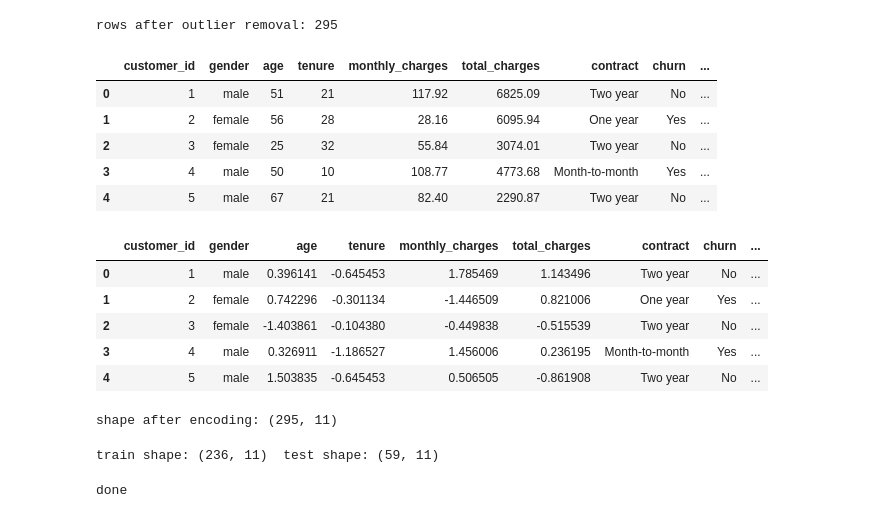
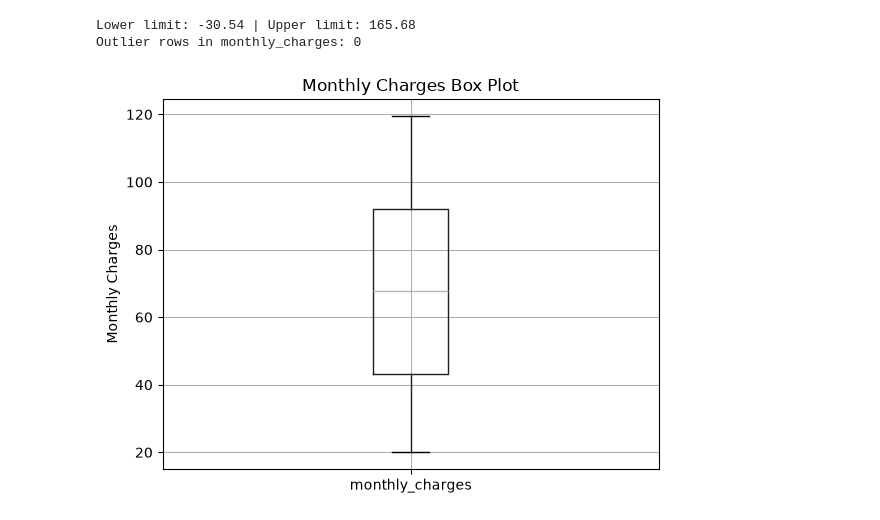
Before and after one commit to DipanshuAmbilkar03/telab, a Jupyter notebook: B.E./DMV/ex3/Exp3_Data_Cleaning_Churn.ipynb, the cells around one changed output. Cells and saved outputs as stored; diff of their text form; code cells hidden in the pictures.

Commit message:
Redo DMV Exp3 as per lab manual: churn data cleaning and preparation, cleaned CSV dumped

```diff
--- a/B.E./DMV/ex3/Exp3_Data_Cleaning_Churn.ipynb
+++ b/B.E./DMV/ex3/Exp3_Data_Cleaning_Churn.ipynb
@@ -77,45 +104,21 @@ gender values now: ['male', 'female']
 # %%
+# Step 6: Check outliers in monthly_charges using the IQR method
 q1 = df["monthly_charges"].quantile(0.25)
 q3 = df["monthly_charges"].quantile(0.75)
 iqr = q3 - q1
-df = df[(df["monthly_charges"] >= q1 - 1.5 * iqr) & (df["monthly_charges"] <= q3 + 1.5 * iqr)]
-print("rows after outlier removal:", len(df))
+lower = q1 - 1.5 * iqr
+upper = q3 + 1.5 * iqr
+outliers = df[(df["monthly_charges"] < lower) | (df["monthly_charges"] > upper)]
+print("Lower limit:", round(lower, 2), "| Upper limit:", round(upper, 2))
+print("Outlier rows in monthly_charges:", len(outliers))
 # %% [output]
-rows after outlier removal: 295
+Lower limit: -30.54 | Upper limit: 165.68
+Outlier rows in monthly_charges: 0
-# %%
-df["avg_monthly"] = df["total_charges"] / df["tenure"]
-df["is_senior"] = (df["age"] >= 60).astype(int)
-df.head()
-# %% [output]
-|  | customer_id | gender | age | tenure | monthly_charges | total_charges | contract | churn | ... |
-| 0 | 1 | male | 51 | 21 | 117.92 | 6825.09 | Two year | No | ... |
-| 1 | 2 | female | 56 | 28 | 28.16 | 6095.94 | One year | Yes | ... |
-| 2 | 3 | female | 25 | 32 | 55.84 | 3074.01 | Two year | No | ... |
-| 3 | 4 | male | 50 | 10 | 108.77 | 4773.68 | Month-to-month | Yes | ... |
-| 4 | 5 | male | 67 | 21 | 82.40 | 2290.87 | Two year | No | ... |
-# %%
-num = ["age", "tenure", "monthly_charges", "total_charges", "avg_monthly"]
-df[num] = StandardScaler().fit_transform(df[num])
-df.head()
-# %% [output]
-|  | customer_id | gender | age | tenure | monthly_charges | total_charges | contract | churn | ... |
-| 0 | 1 | male | 0.396141 | -0.645453 | 1.785469 | 1.143496 | Two year | No | ... |
-| 1 | 2 | female | 0.742296 | -0.301134 | -1.446509 | 0.821006 | One year | Yes | ... |
-| 2 | 3 | female | -1.403861 | -0.104380 | -0.449838 | -0.515539 | Two year | No | ... |
-| 3 | 4 | male | 0.326911 | -1.186527 | 1.456006 | 0.236195 | Month-to-month | Yes | ... |
-| 4 | 5 | male | 1.503835 | -0.645453 | 0.506505 | -0.861908 | Two year | No | ... |
-# %%
-df = pd.get_dummies(df, columns=["gender", "contract"], drop_first=True)
-print("shape after encoding:", df.shape)
-# %% [output]
-shape after encoding: (295, 11)
-# %%
-train, test = train_test_split(df, test_size=0.2, random_state=2)
-print("train shape:", train.shape, " test shape:", test.shape)
-# %% [output]
-train shape: (236, 11)  test shape: (59, 11)
-# %%
-train.to_csv("churn_cleaned.csv", index=False)
-print("done")
-# %% [output]
-done
+# %%
+# Box plot to see outliers in monthly_charges visually
+df.boxplot(column="monthly_charges")
+plt.title("Monthly Charges Box Plot")
+plt.ylabel("Monthly Charges")
+plt.show()
+# %% [output]
+[figure, added]
```
Also changed, not shown: parts of 19 cells of this notebook, 2 other files.
